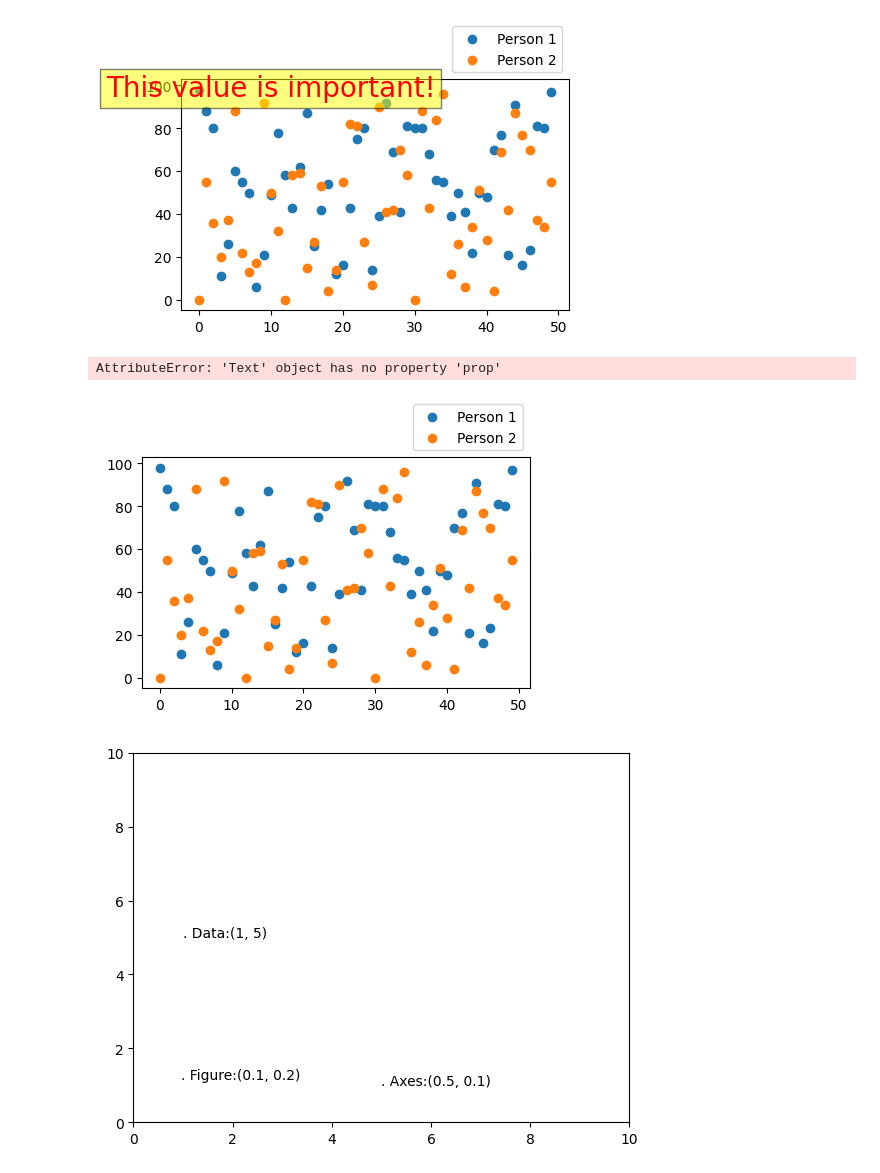
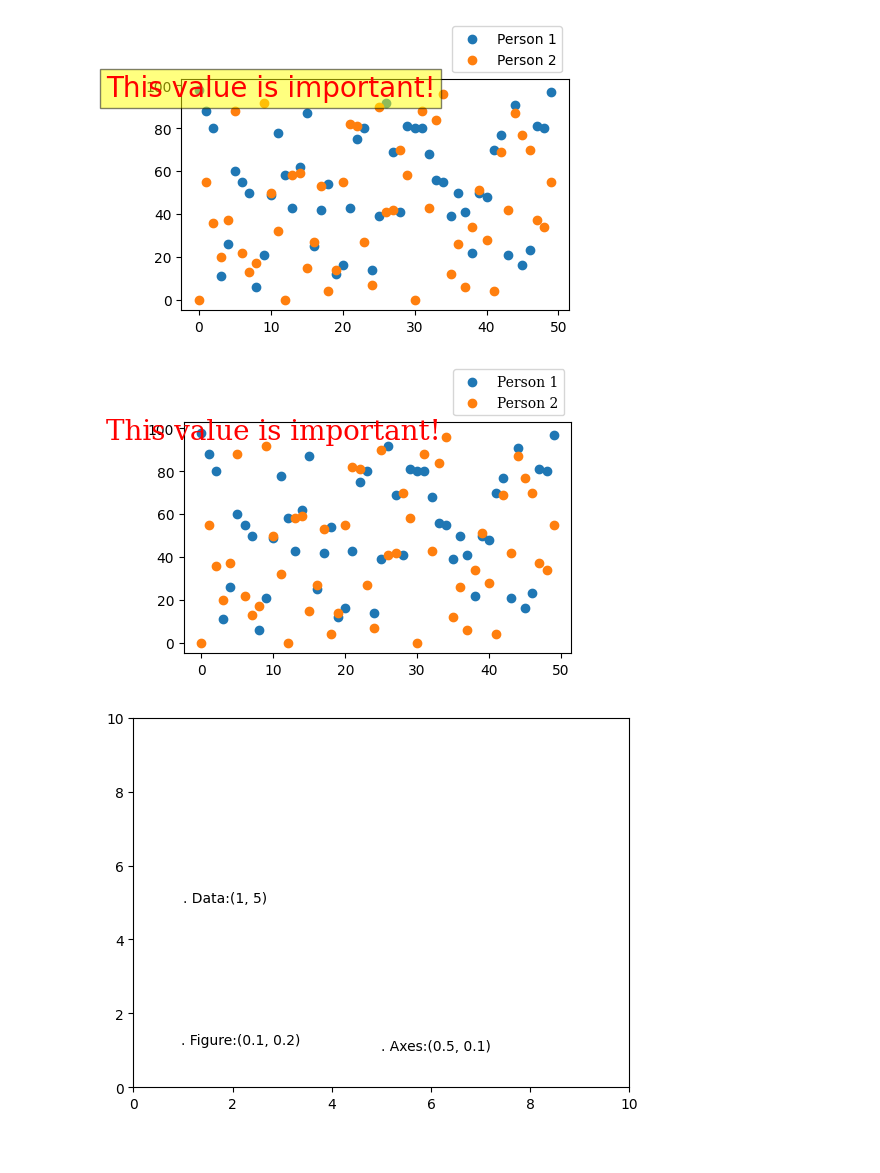
Before and after one commit to AnthoniaAina/visualization, a Jupyter notebook: 02_activities/assignments/participation/Jan22LiveCode.ipynb, the cells around one changed output. Saved outputs shown, nothing was run; the diff lists cells and outputs as text; code cells hidden in the pictures.

```diff
--- a/02_activities/assignments/participation/Jan22LiveCode.ipynb
+++ b/02_activities/assignments/participation/Jan22LiveCode.ipynb
@@ -61,13 +61,13 @@ fig.show()
 # %%
 fig, ax = plt.subplots(figsize=(5,3))
 ax.scatter(x ,y1, label='Person 1')
 ax.scatter(x ,y2, label='Person 2')
-ax.legend(loc = 'lower right', bbox_to_anchor =(1,1))
-ax.text(10, 95, 'This value is important!', ha='center', fontsize=20, color='red', prop={"family":"serif","size":20})
+ax.legend(loc = 'lower right', bbox_to_anchor =(1,1), prop={"family":"serif"})
+ax.text(10, 95, 'This value is important!', ha='center', fontsize=20, color='red', fontfamily='serif')
+
 fig.show()
 # %% [output]
-AttributeError: 'Text' object has no property 'prop'
-[figure, old version]
+[figure, new version]
 # %%
 fig, ax = plt.subplots()
 ax.axis([0, 10, 0, 10])
```
